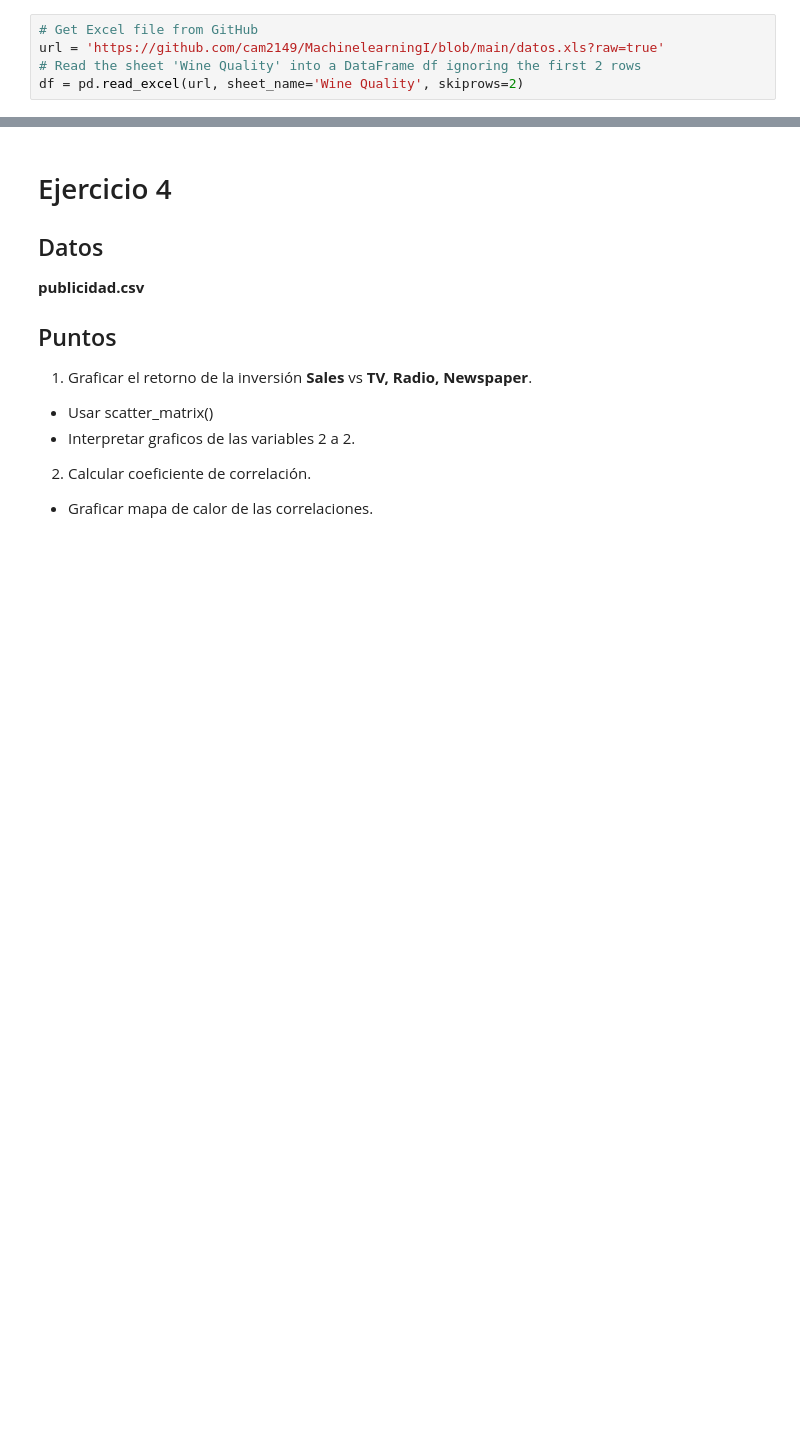
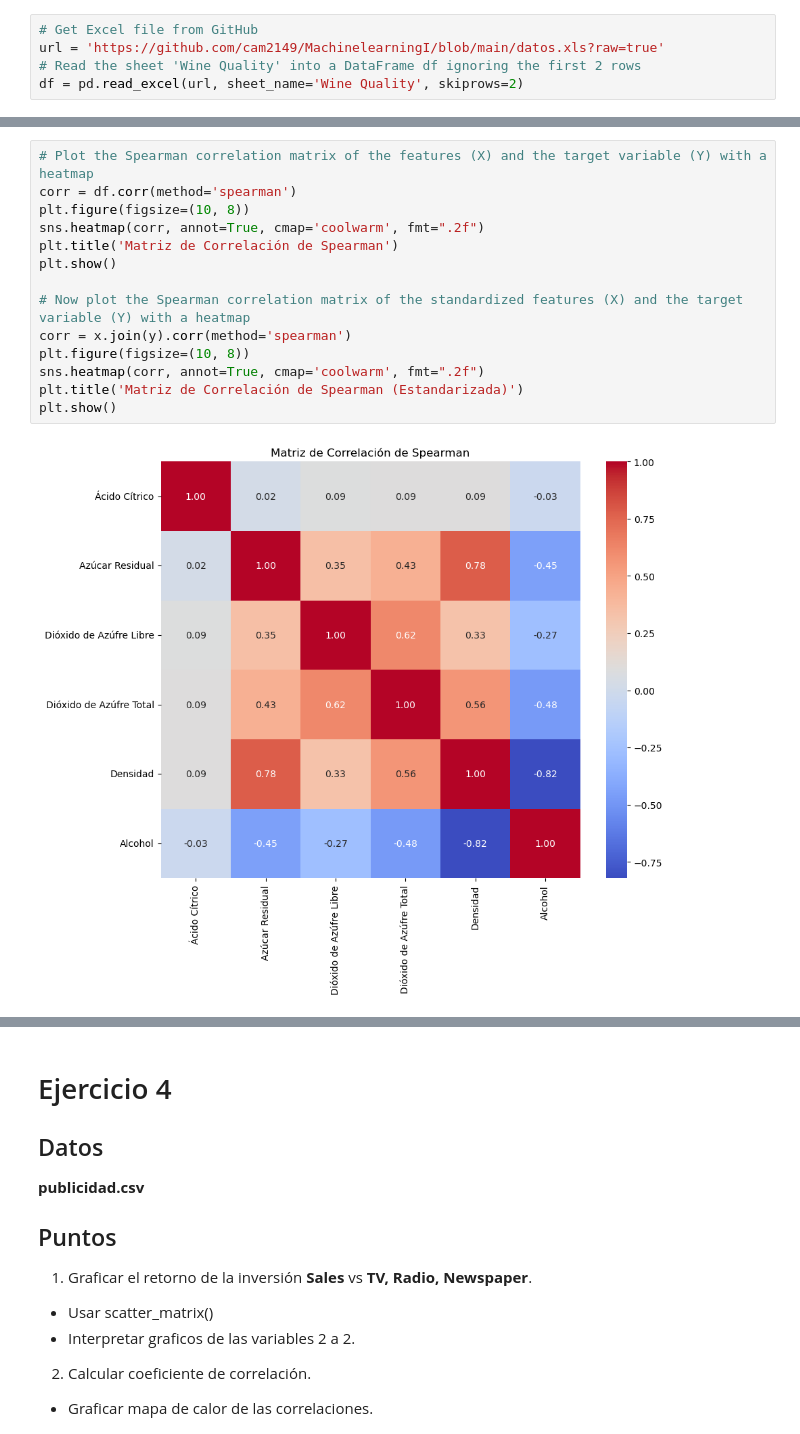
Before and after one commit to cam2149/MachinelearningI, a Jupyter notebook: Examen1_Ejercicio3.ipynb, the cells around one changed output, grey strips where cells are left out. Cells and saved outputs as stored; diff of their text form; blank space fills up the shorter version.

```diff
--- a/Examen1_Ejercicio3.ipynb
+++ b/Examen1_Ejercicio3.ipynb
@@ -210,0 +302,16 @@ plt.show()
+# %%
+# Plot the Spearman correlation matrix of the features (X) and the target variable (Y) with a heatmap
+corr = df.corr(method='spearman')
+plt.figure(figsize=(10, 8))
+sns.heatmap(corr, annot=True, cmap='coolwarm', fmt=".2f")
+plt.title('Matriz de Correlación de Spearman')
+plt.show()
+
+# Now plot the Spearman correlation matrix of the standardized features (X) and the target variable (Y) with a heatmap
+corr = x.join(y).corr(method='spearman')
+plt.figure(figsize=(10, 8))
+sns.heatmap(corr, annot=True, cmap='coolwarm', fmt=".2f")
+plt.title('Matriz de Correlación de Spearman (Estandarizada)')
+plt.show()
+# %% [output]
+[figure, added]
```
Also changed, not shown: parts of 19 cells of this notebook.
